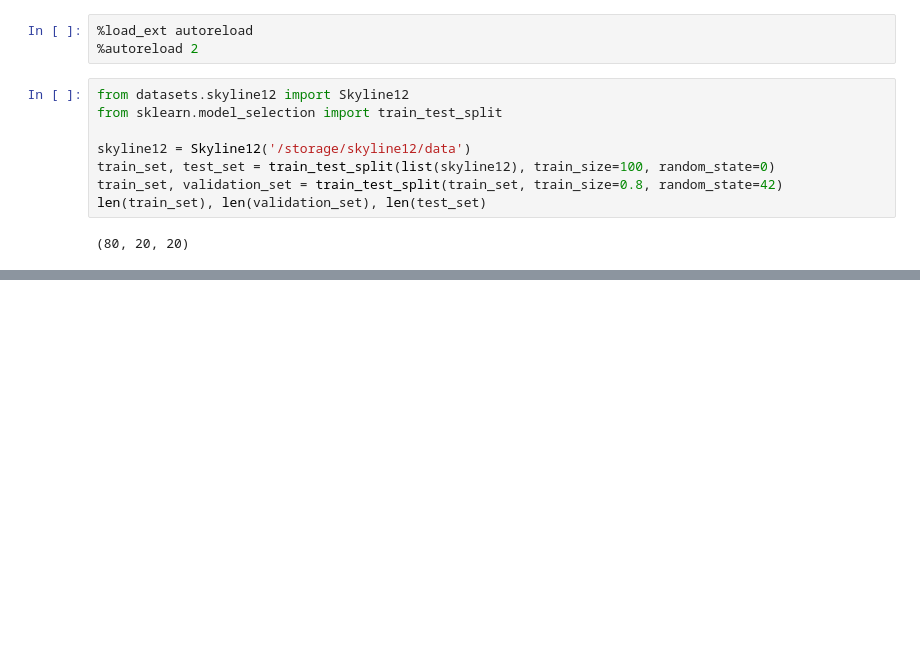
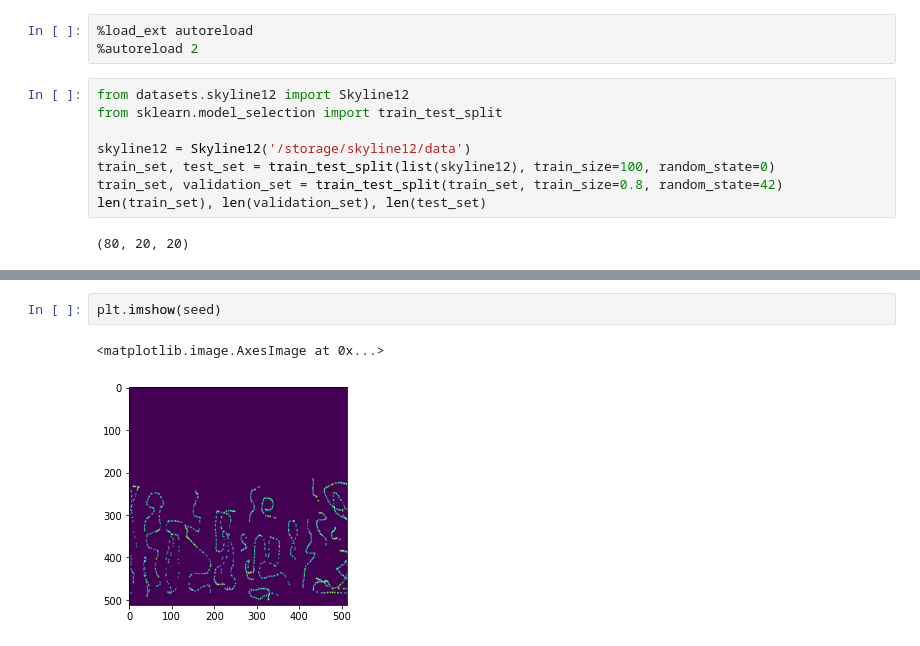
Before and after one commit to vassiliskrikonis/improving-segmentation-with-evidence-transfer, a Jupyter notebook: Evidence Transfer example.ipynb, the cells around one changed output, grey strips where cells are left out. Drawn from its saved outputs; the diff is of its cells as text; blank space fills up the shorter version.

```diff
--- a/Evidence Transfer example.ipynb
+++ b/Evidence Transfer example.ipynb
@@ -57,0 +85,5 @@ unet.load_weights('checkpoints/baseline-weights.h5')
+# %%
+plt.imshow(seed)
+# %% [output]
+<matplotlib.image.AxesImage at 0x...>
+[figure, added]
```
Also changed, not shown: parts of 14 cells of this notebook, 1 other file.
